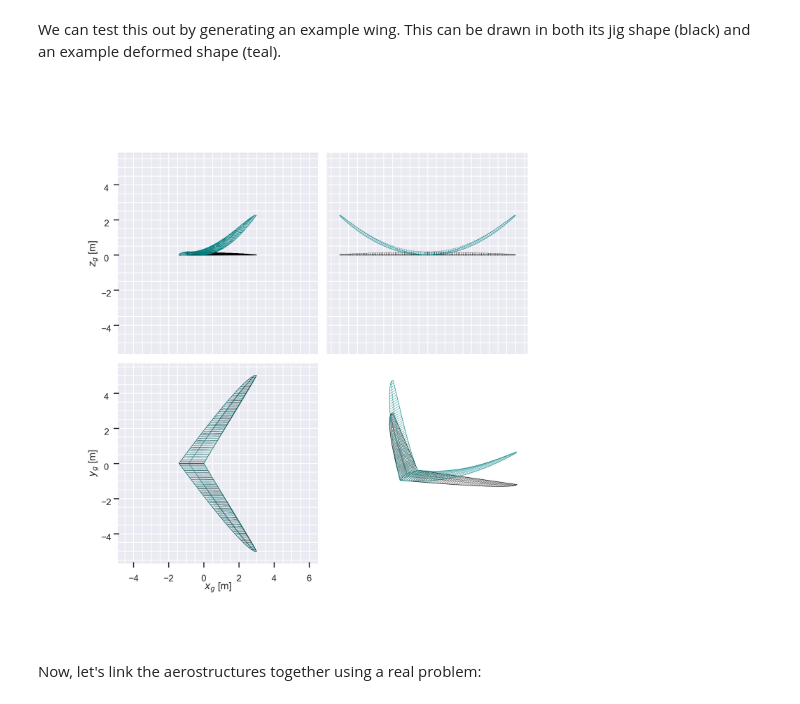
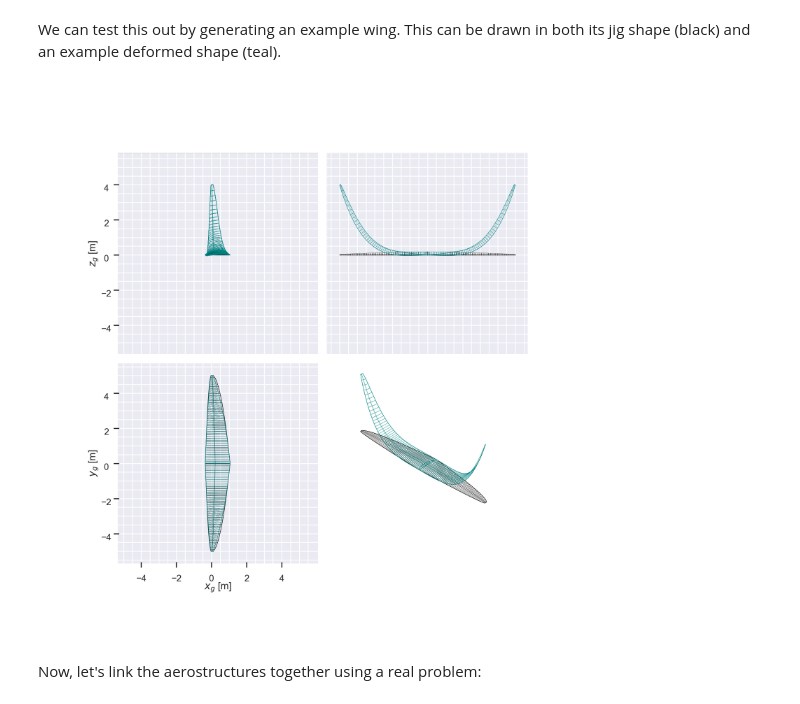
Before and after one commit to peterdsharpe/AeroSandbox, a Jupyter notebook: tutorial/07 - Structures/03 - Coupled Aerostructures/01 - Steady Wing Aerostructural Analysis.ipynb, the cells around one changed output. Drawn from its saved outputs; the diff is of its cells as text; code cells hidden in the pictures.

```diff
--- a/tutorial/07 - Structures/03 - Coupled Aerostructures/01 - Steady Wing Aerostructural Analysis.ipynb
+++ b/tutorial/07 - Structures/03 - Coupled Aerostructures/01 - Steady Wing Aerostructural Analysis.ipynb
@@ -102,7 +102,7 @@ span = 10
 ys_over_half_span = np.linspace(0, 1)
 chords = np.linspace(2, 0.02) ** 0.5
 twists = np.linspace(0, 0)
-offsets = np.linspace(0, 3) - np.linspace(2, 0.02) ** 0.5
+offsets = None
 
 wing = make_wing(
     span=span,
@@ -118,8 +118,8 @@ wing_deformed = make_wing(
     chords=chords,
     twists=twists,
     offsets=offsets,
-    heave_displacements=np.linspace(0, 1.5) ** 2,
-    twist_displacements=np.linspace(0, -15),
+    heave_displacements=4 * np.linspace(0, 1) ** 4,
+    twist_displacements=np.linspace(0, -30),
 )
 
 import matplotlib.pyplot as plt
@@ -166,34 +166,34 @@ for i in range(axs.shape[0]):
 
         ax.xaxis.set_tick_params(color='white', which='minor')
         ax.yaxis.set_tick_params(color='white', which='minor')
         ax.zaxis.set_tick_params(color='white', which='minor')
 
         if preset_view == 'XY' or preset_view == '-XY':
             ax.set_zticks([])
         if preset_view == 'XZ' or preset_view == '-XZ':
             ax.set_yticks([])
         if preset_view == 'YZ' or preset_view == '-YZ':
             ax.set_xticks([])
 
 axs[1, 0].set_xlabel("$x_g$ [m]")
 axs[1, 0].set_ylabel("$y_g$ [m]")
 axs[0, 0].set_zlabel("$z_g$ [m]")
 axs[0, 0].set_xticklabels([])
 axs[0, 1].set_yticklabels([])
 axs[0, 1].set_zticklabels([])
 
 plt.subplots_adjust(
     left=-0.08,
     right=1.08,
     bottom=-0.08,
     top=1.08,
     wspace=-0.38,
     hspace=-0.38,
 )
 
 p.show_plot(tight_layout=False)
 # %% [output]
-[figure, old version]
+[figure, new version]
 # %% [markdown]
 Now, let's link the aerostructures together using a real problem:
 # %%
```
Also changed, not shown: parts of 3 cells of this notebook.
